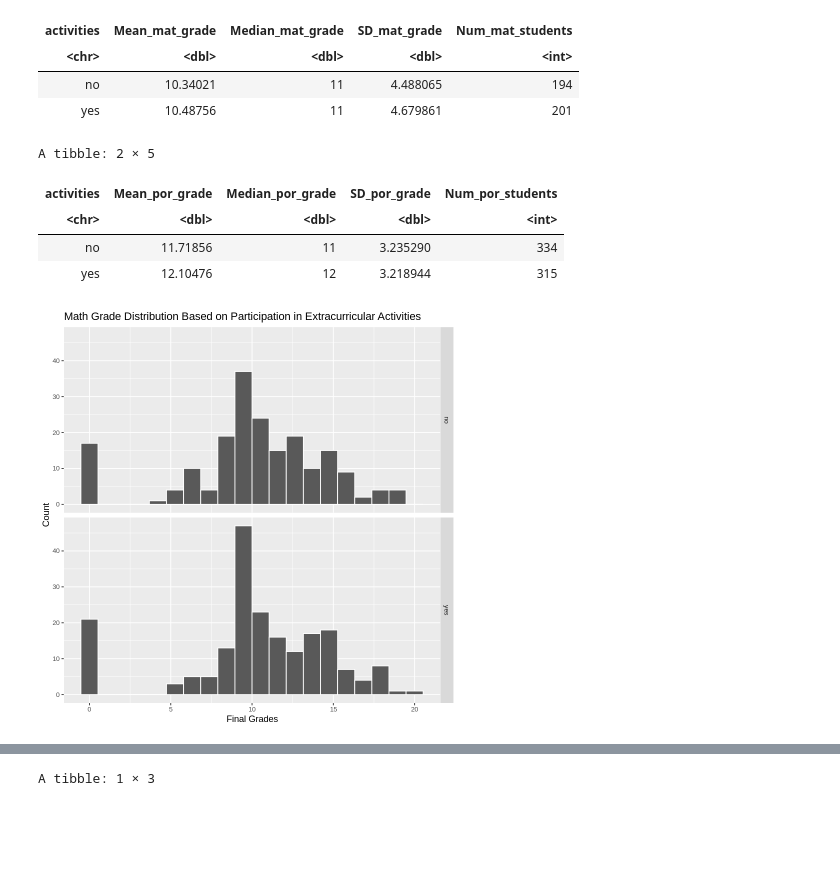
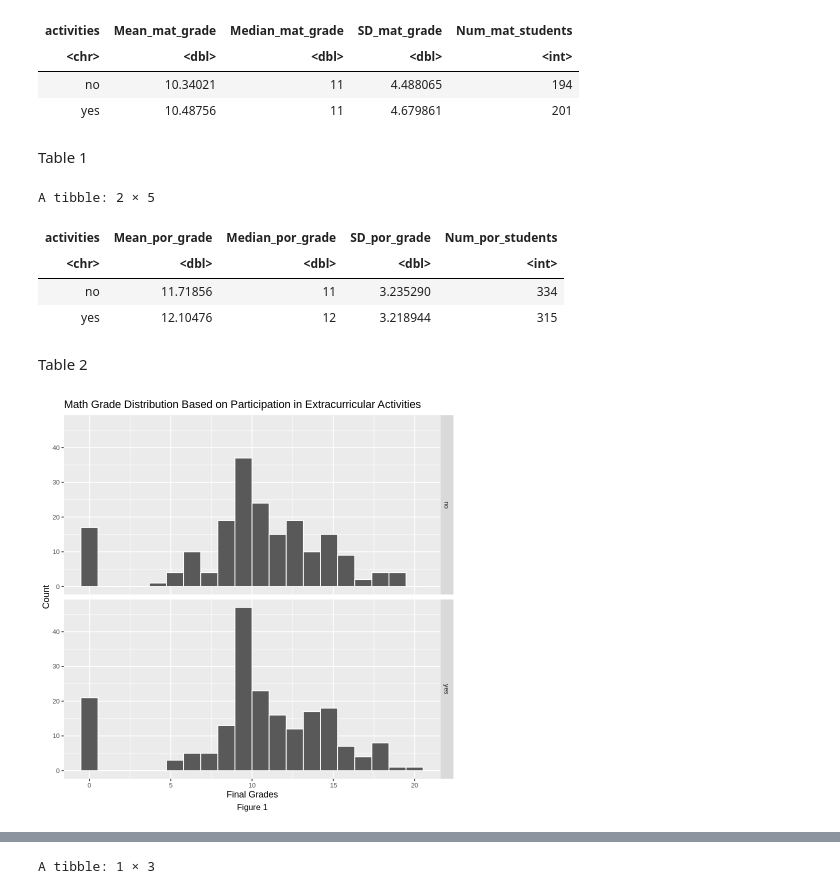
Before and after one commit to Nariman-av/STAT-201-Group-13, a Jupyter notebook: project_proposal_13.ipynb, the cells around one changed output, grey strips where cells are left out. Saved outputs shown, nothing was run; the diff lists cells and outputs as text; code cells hidden in the pictures; blank space fills up the shorter version.

```diff
--- a/project_proposal_13.ipynb
+++ b/project_proposal_13.ipynb
@@ -173,6 +185,8 @@ A tibble: 2 × 5
 | <chr> | <dbl> | <dbl> | <dbl> | <int> |
 | no | 10.34021 | 11 | 4.488065 | 194 |
 | yes | 10.48756 | 11 | 4.679861 | 201 |
+# %% [markdown]
+Table 1
 # %%
 # Point estimates of mean, median, and standard deviation for Math
 por_data_summary <- por_data %>%
@@ -189,16 +203,18 @@ A tibble: 2 × 5
 | <chr> | <dbl> | <dbl> | <dbl> | <int> |
 | no | 11.71856 | 11 | 3.235290 | 334 |
 | yes | 12.10476 | 12 | 3.218944 | 315 |
+# %% [markdown]
+Table 2
 # %%
 mat_data %>%
     ggplot(aes(x = G3)) +
     geom_histogram(bins = 20, color = "white") +
     facet_grid(activities ~ .) +
-    labs(title = "Math Grade Distribution Based on Participation in Extracurricular Activities", x="Final Grades", y="Count") +
+    labs(title = "Math Grade Distribution Based on Participation in Extracurricular Activities", x="Final Grades", y="Count", caption = "Figure 1") +
     theme(text = element_text(size = 10),
-          title = element_text(size = 11))
+          title = element_text(size = 11), plot.caption = element_text(size = 10, hjust = 0.5))
 # %% [output]
-[figure, old version]
+[figure, new version]
 # %%
 por_data %>%
     ggplot(aes(x = G3)) +
```
Also changed, not shown: parts of 20 cells of this notebook.
